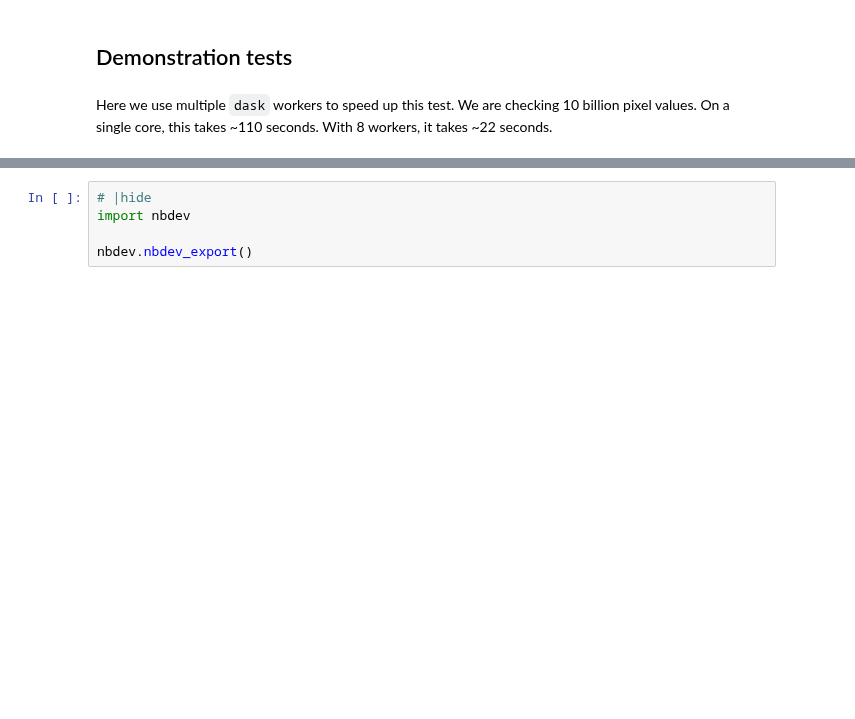
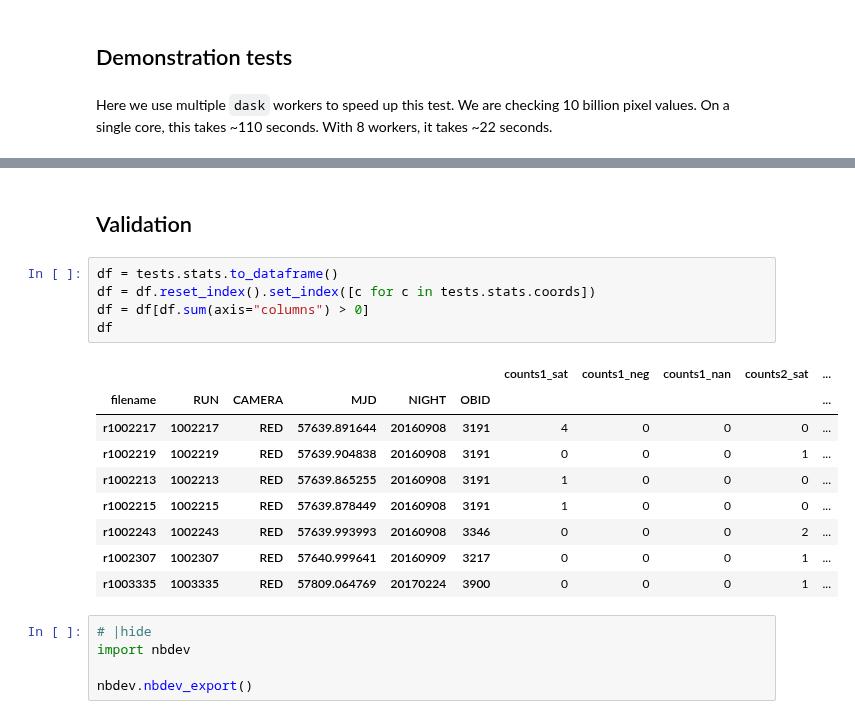
Before and after one commit to bamford/qagmire, a Jupyter notebook: nbs/diagnostics/12_raw_spectrum_value_check.ipynb, the cells around one changed output, grey strips where cells are left out. Saved outputs shown, nothing was run; the diff lists cells and outputs as text; blank space fills up the shorter version.

```diff
--- a/nbs/diagnostics/12_raw_spectrum_value_check.ipynb
+++ b/nbs/diagnostics/12_raw_spectrum_value_check.ipynb
@@ -146,3 +120,20 @@ tests.summary()
+# %% [markdown]
+## Validation
+# %%
+df = tests.stats.to_dataframe()
+df = df.reset_index().set_index([c for c in tests.stats.coords])
+df = df[df.sum(axis="columns") > 0]
+df
+# %% [output]
+|  |  |  |  |  |  | counts1_sat | counts1_neg | counts1_nan | counts2_sat | ... |
+| filename | RUN | CAMERA | MJD | NIGHT | OBID |  |  |  |  | ... |
+| r1002217 | 1002217 | RED | 57639.891644 | 20160908 | 3191 | 4 | 0 | 0 | 0 | ... |
+| r1002219 | 1002219 | RED | 57639.904838 | 20160908 | 3191 | 0 | 0 | 0 | 1 | ... |
+| r1002213 | 1002213 | RED | 57639.865255 | 20160908 | 3191 | 1 | 0 | 0 | 0 | ... |
+| r1002215 | 1002215 | RED | 57639.878449 | 20160908 | 3191 | 1 | 0 | 0 | 0 | ... |
+| r1002243 | 1002243 | RED | 57639.993993 | 20160908 | 3346 | 0 | 0 | 0 | 2 | ... |
+| r1002307 | 1002307 | RED | 57640.999641 | 20160909 | 3217 | 0 | 0 | 0 | 1 | ... |
+| r1003335 | 1003335 | RED | 57809.064769 | 20170224 | 3900 | 0 | 0 | 0 | 1 | ... |
 # %%
 # |hide
 import nbdev
```
Also changed, not shown: parts of 4 cells of this notebook, 25 other files.
